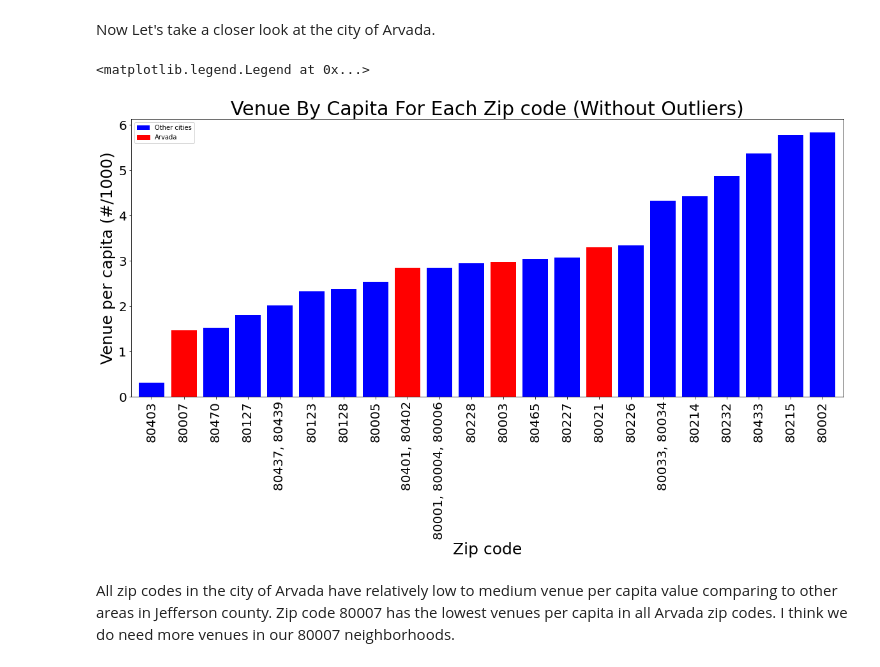
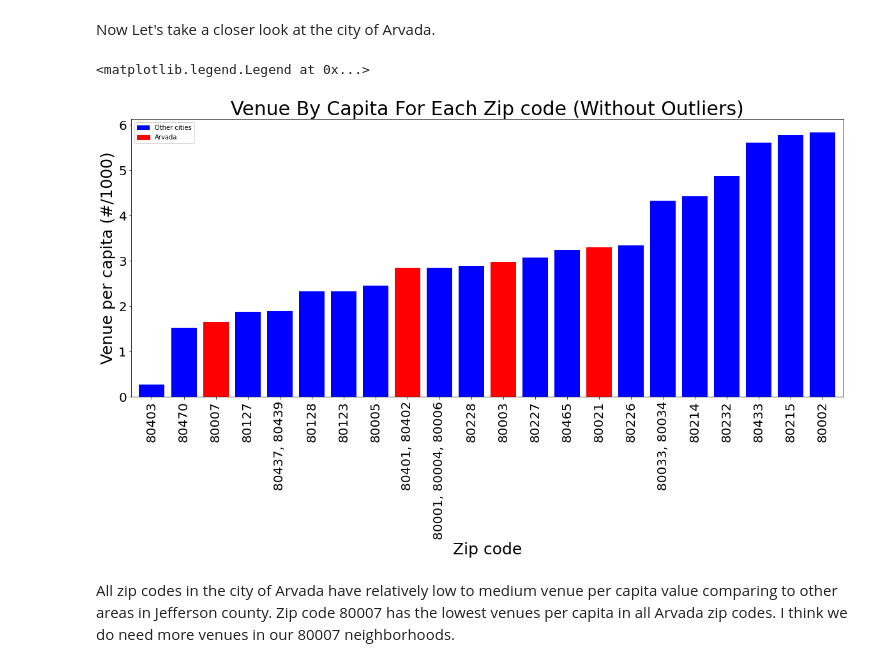
Before and after one commit to J-C-Zh/Coursera-IBM-Data-Science-Professional-10-Applied-Data-Science-Capstone, a Jupyter notebook: The battle of neighborhood.ipynb, the cells around one changed output. Saved outputs shown, nothing was run; the diff lists cells and outputs as text; code cells hidden in the pictures.

```diff
--- a/The battle of neighborhood.ipynb
+++ b/The battle of neighborhood.ipynb
@@ -787,3 +776,14 @@ From the above bar chart and DataFrame _jefferson_compare_, I see that there may
 4. Some cities span across two or more counties. Only a small population was counted as Jefferson county's population. For example, the city of Westminster (zip code 80035,80036 in my dataset) has a population of more than 100,000 in 2010. But only less than 1% of the population was shown in my data set. The majority of the population may be counted as Adams county residents.
 
 To focus on the scale of normal observations in city areas, including my area (80007), I will replot the results without outliers.
+# %%
+def remove_outlier_IQR(df):
+    Q1=df.quantile(0.25)
+    Q3=df.quantile(0.75)
+    IQR=Q3-Q1
+    df_final=df[~((df<(Q1-1.5*IQR)) | (df>(Q3+1.5*IQR)))]
+    return df_final
+
+jefferson_outlier_removed=remove_outlier_IQR(jefferson_compare['Venue per capita (#/1000)'])
+jefferson_outlier_removed=pd.DataFrame(jefferson_outlier_removed)
+jefferson_outlier_removed
@@ -839,34 +853,34 @@ arvada_compare = jefferson_venues[jefferson_venues['Primary_city']=='Arvada'].gr
 # %%
 color = []
-for zipcode in jefferson_no_outliers.index:
+for zipcode in jefferson_outlier_removed.index:
     if zipcode in set(arvada_compare.index): color.append('red')
     color.append('blue')
 
 
 
-ax = jefferson_no_outliers.reset_index().plot(kind = 'bar',
+ax = jefferson_outlier_removed.reset_index().plot(kind = 'bar',
                                               y='Venue per capita (#/1000)',
                                               figsize=(20,8),
                                               width=0.8,
                                               color = color,
                                               label='Other cities')
 
 
 ax.set_title('Venue By Capita For Each Zip code (Without Outliers)',fontsize=30)
 ax.set_xlabel("Zip code", fontsize=25)
 ax.set_ylabel("Venue per capita (#/1000)", fontsize=25)
-ax.set_xticklabels(jefferson_no_outliers.index.tolist())
+ax.set_xticklabels(jefferson_outlier_removed.index.tolist())
 ax.tick_params(axis="x", labelsize=20)
 ax.tick_params(axis="y", labelsize=20)
 
 
 handles, labels = ax.get_legend_handles_labels()
 patch = mpatches.Patch(color='Red', label='Arvada')
 handles.append(patch)
 plt.legend(handles=handles, loc='upper left')
 # %% [output]
 <matplotlib.legend.Legend at 0x...>
-[figure, old version]
+[figure, new version]
 # %% [markdown]
 All zip codes in the city of Arvada have relatively low to medium venue per capita value comparing to other areas in Jefferson county. Zip code 80007 has the lowest venues per capita in all Arvada zip codes. I think we do need more venues in our 80007 neighborhoods.
 # %% [markdown]
```
Also changed, not shown: parts of 29 cells of this notebook.
